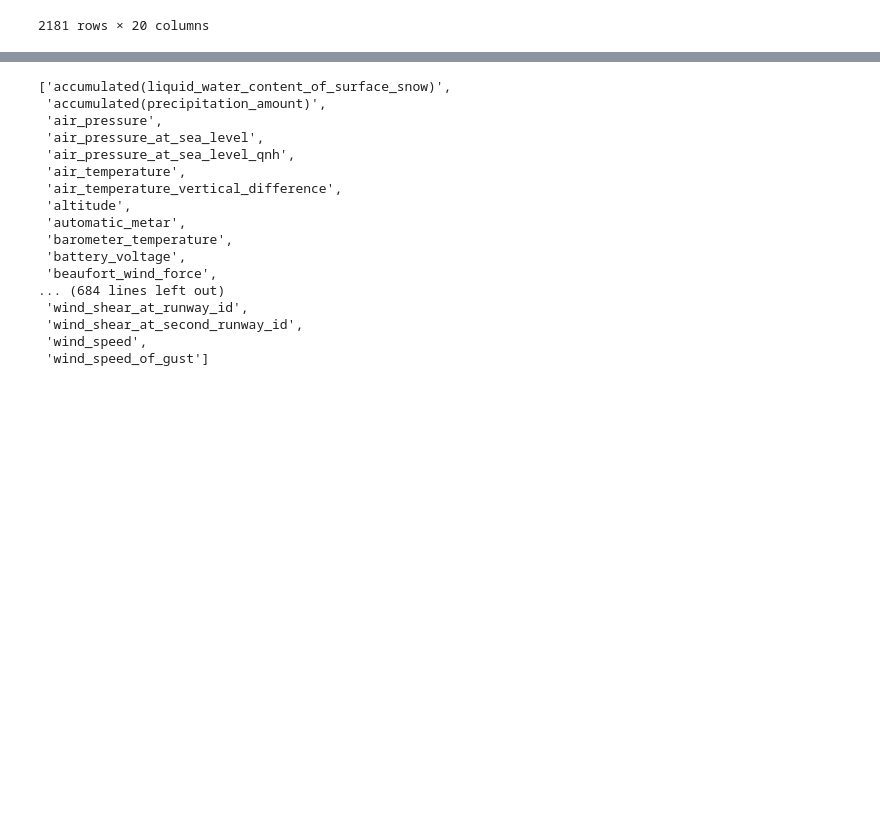
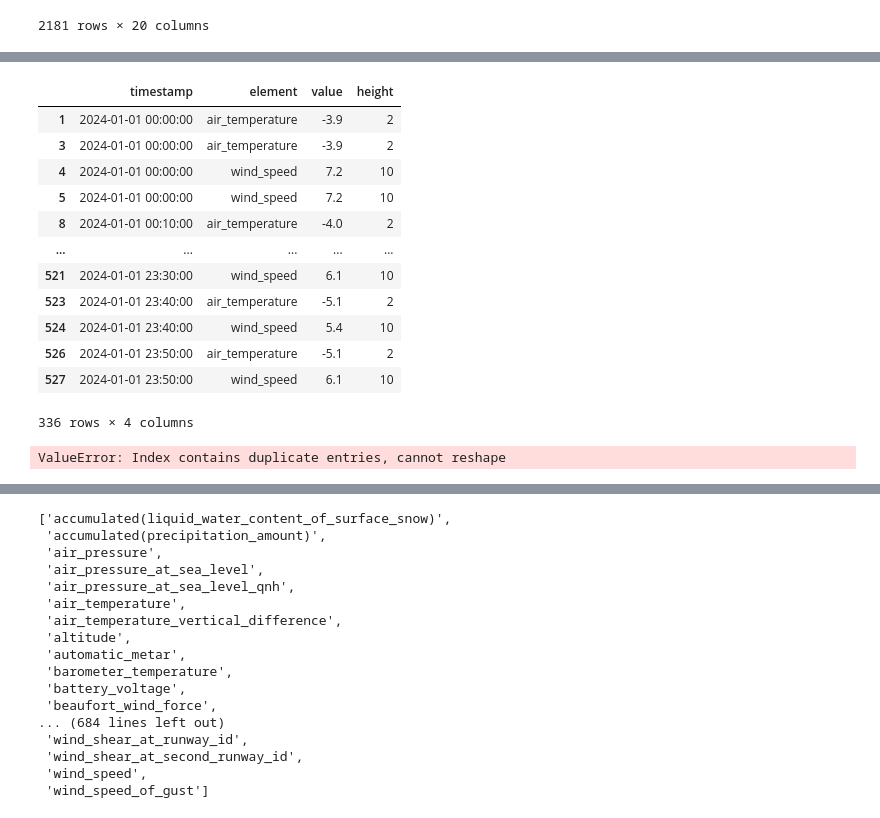
Before and after one commit to NTNUSmartWater/DigiH2O-Platform, a Jupyter notebook: process.ipynb, the cells around one changed output, grey strips where cells are left out. Saved outputs shown, nothing was run; the diff lists cells and outputs as text; code cells hidden in the pictures; blank space fills up the shorter version.

```diff
--- a/process.ipynb
+++ b/process.ipynb
@@ -81,0 +88,25 @@ r.json()["data"]
+# %%
+df_filtered = df[
+    ((df['element'] == 'air_temperature') & (df['height'] == 2)) |
+    ((df['element'] == 'wind_speed') & (df['height'] == 10))
+]
+df_filtered
+# %% [output]
+|  | timestamp | element | value | height |
+| 1 | 2024-01-01 00:00:00 | air_temperature | -3.9 | 2 |
+| 3 | 2024-01-01 00:00:00 | air_temperature | -3.9 | 2 |
+| 4 | 2024-01-01 00:00:00 | wind_speed | 7.2 | 10 |
+| 5 | 2024-01-01 00:00:00 | wind_speed | 7.2 | 10 |
+| 8 | 2024-01-01 00:10:00 | air_temperature | -4.0 | 2 |
+| ... | ... | ... | ... | ... |
+| 521 | 2024-01-01 23:30:00 | wind_speed | 6.1 | 10 |
+| 523 | 2024-01-01 23:40:00 | air_temperature | -5.1 | 2 |
+| 524 | 2024-01-01 23:40:00 | wind_speed | 5.4 | 10 |
+| 526 | 2024-01-01 23:50:00 | air_temperature | -5.1 | 2 |
+| 527 | 2024-01-01 23:50:00 | wind_speed | 6.1 | 10 |
+336 rows × 4 columns
+# %%
+df_pivot = df_filtered.pivot(index='timestamp', columns='element', values='value').sort_index()
+df_pivot
+# %% [output]
+ValueError: Index contains duplicate entries, cannot reshape
```
Also changed, not shown: parts of 6 cells of this notebook.
